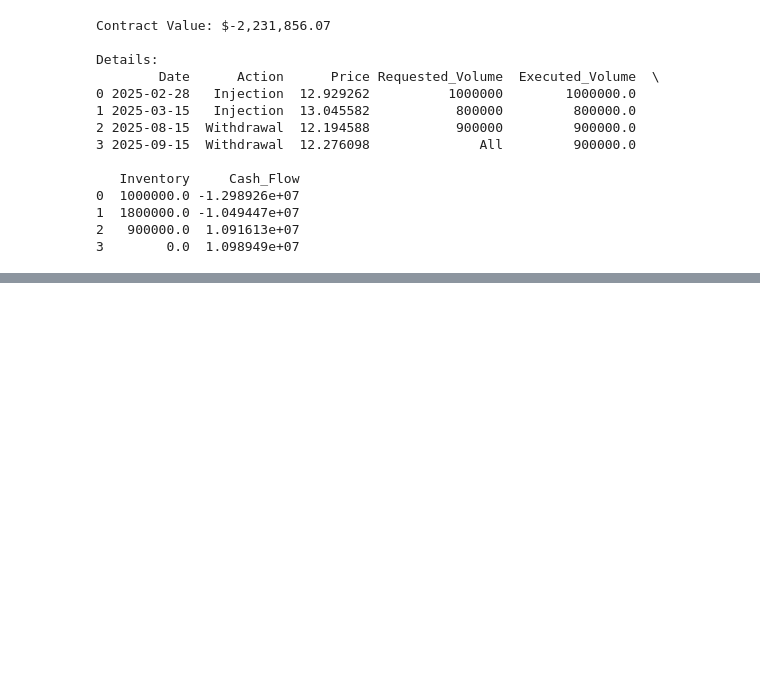
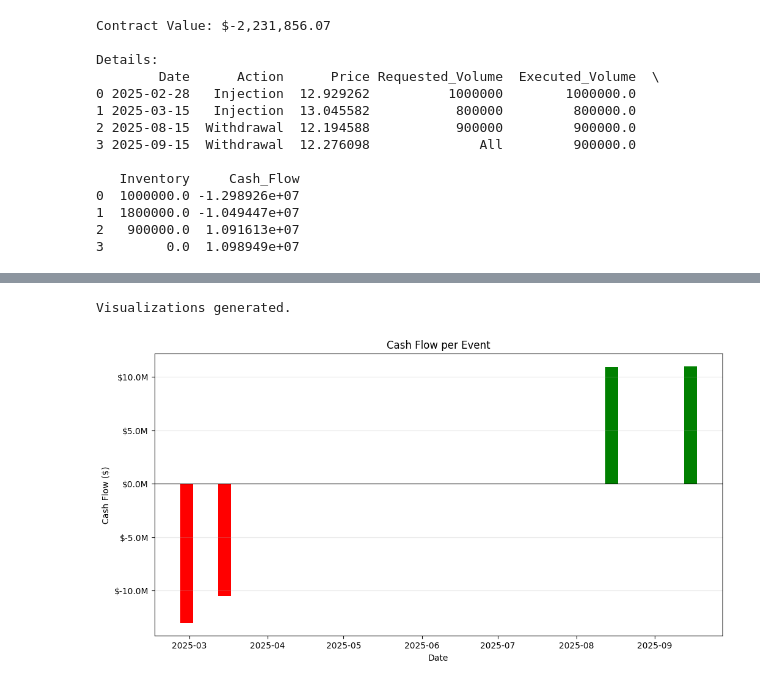
Before and after one commit to raz0208/Natural-Gas-Price-Interpolation-Forecasting, a Jupyter notebook: Task2/Natural_Gas_Storage_Contract_Pricing_Model.ipynb, the cells around one changed output, grey strips where cells are left out. Drawn from its saved outputs; the diff is of its cells as text; code cells hidden in the pictures; blank space fills up the shorter version.

```diff
--- a/Task2/Natural_Gas_Storage_Contract_Pricing_Model.ipynb
+++ b/Task2/Natural_Gas_Storage_Contract_Pricing_Model.ipynb
@@ -305,0 +362,21 @@ Details:
+# %%
+# CashFlow Waterfall/Bar
+plt.figure(figsize=(12, 6))
+colors = ['green' if x >= 0 else 'red' for x in df_res['Cash_Flow']]
+plt.bar(df_res['Date'], df_res['Cash_Flow'], width=5, color=colors)
+plt.axhline(0, color='black', linewidth=0.8)
+plt.title('Cash Flow per Event')
+plt.xlabel('Date')
+plt.ylabel('Cash Flow ($)')
+plt.grid(True, axis='y', alpha=0.3)
+
+# Format y-axis to millions
+formatter = ticker.FuncFormatter(lambda x, pos: '$%1.1fM' % (x * 1e-6))
+plt.gca().yaxis.set_major_formatter(formatter)
+
+# plt.savefig('cash_flow_plot.png')
+
+print("Visualizations generated.")
+# %% [output]
+Visualizations generated.
+[figure, added]
```
Also changed, not shown: parts of 5 cells of this notebook.
